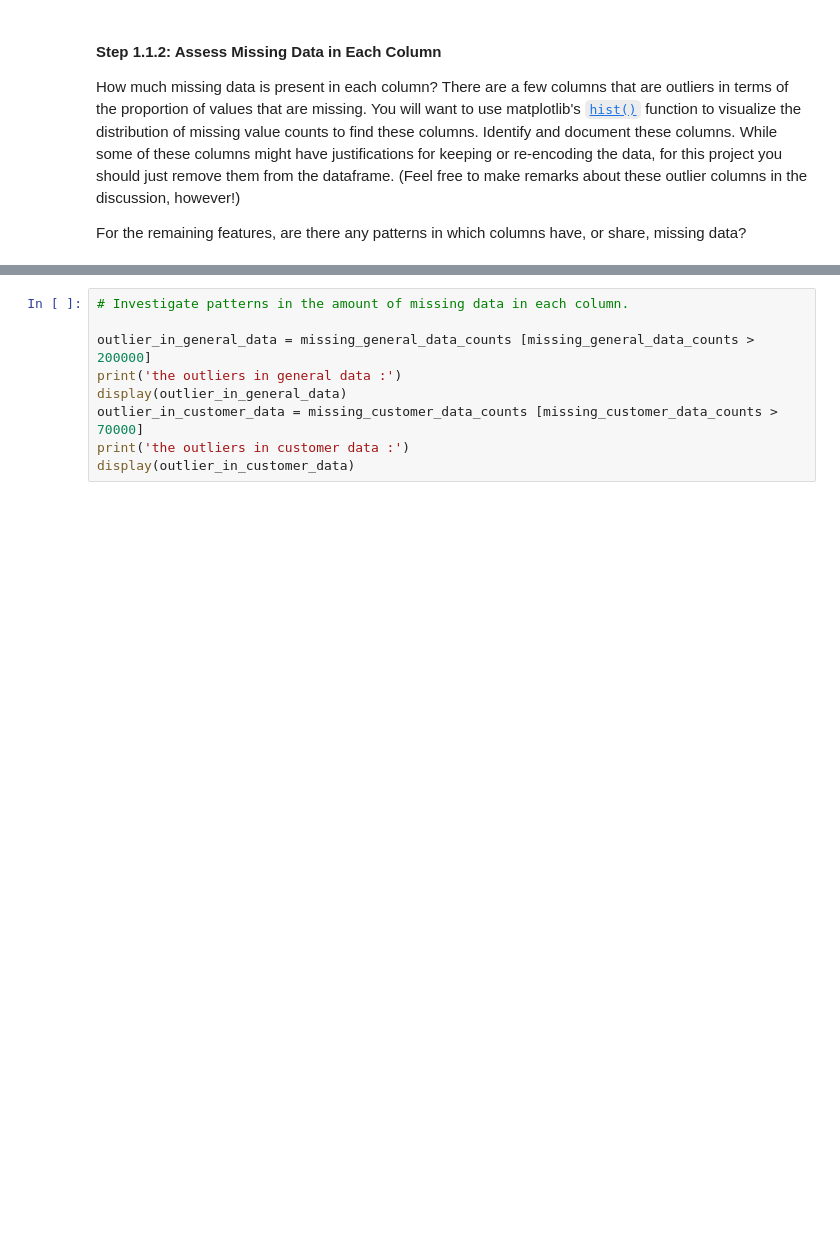
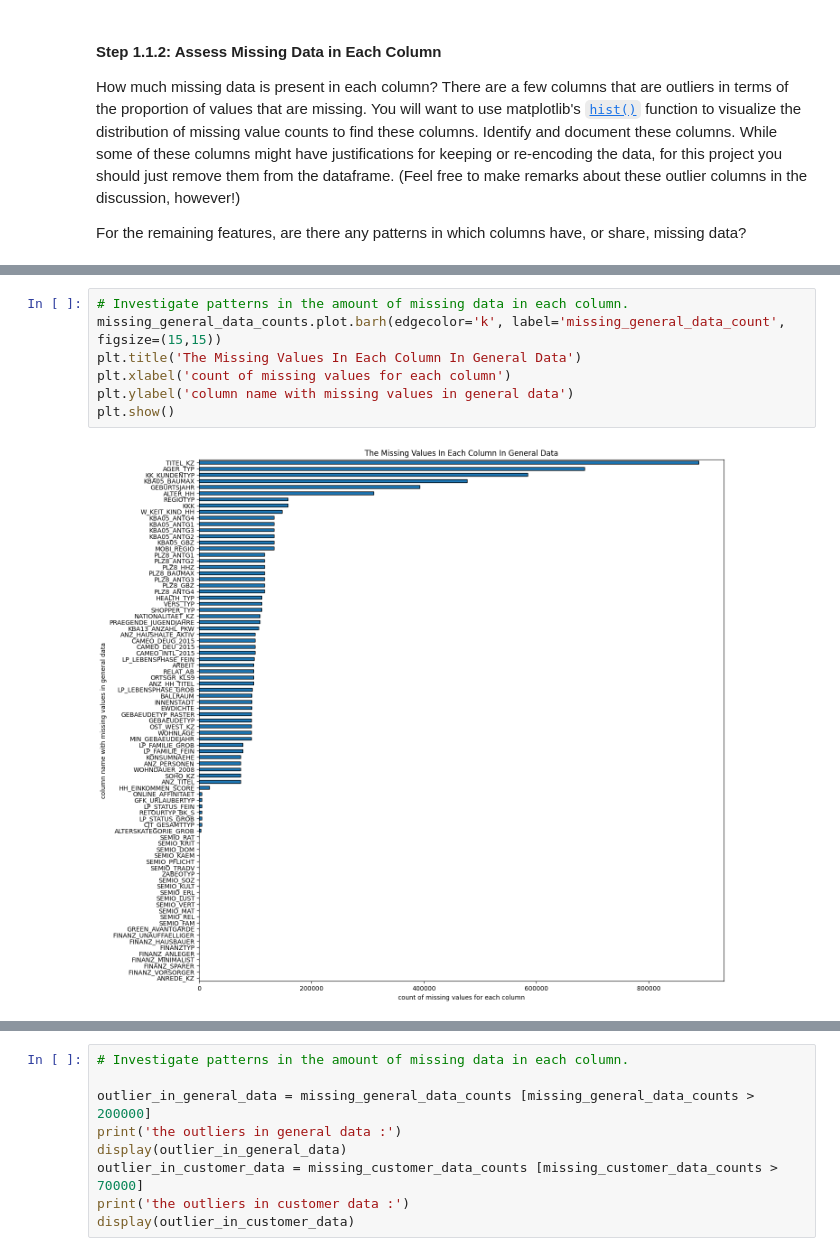
Before and after one commit to EssaAlsharif/Identify-Customer-Segments, a Jupyter notebook: Identify_Customer_Segments.ipynb, the cells around one changed output, grey strips where cells are left out. Cells and saved outputs as stored; diff of their text form; blank space fills up the shorter version.

```diff
--- a/Identify_Customer_Segments.ipynb
+++ b/Identify_Customer_Segments.ipynb
@@ -361,0 +370,9 @@ plt.show()
+# %%
+# Investigate patterns in the amount of missing data in each column.
+missing_general_data_counts.plot.barh(edgecolor='k', label='missing_general_data_count', figsize=(15,15))
+plt.title('The Missing Values In Each Column In General Data')
+plt.xlabel('count of missing values for each column')
+plt.ylabel('column name with missing values in general data')
+plt.show()
+# %% [output]
+[figure, added]
```
Also changed, not shown: parts of 13 cells of this notebook.
